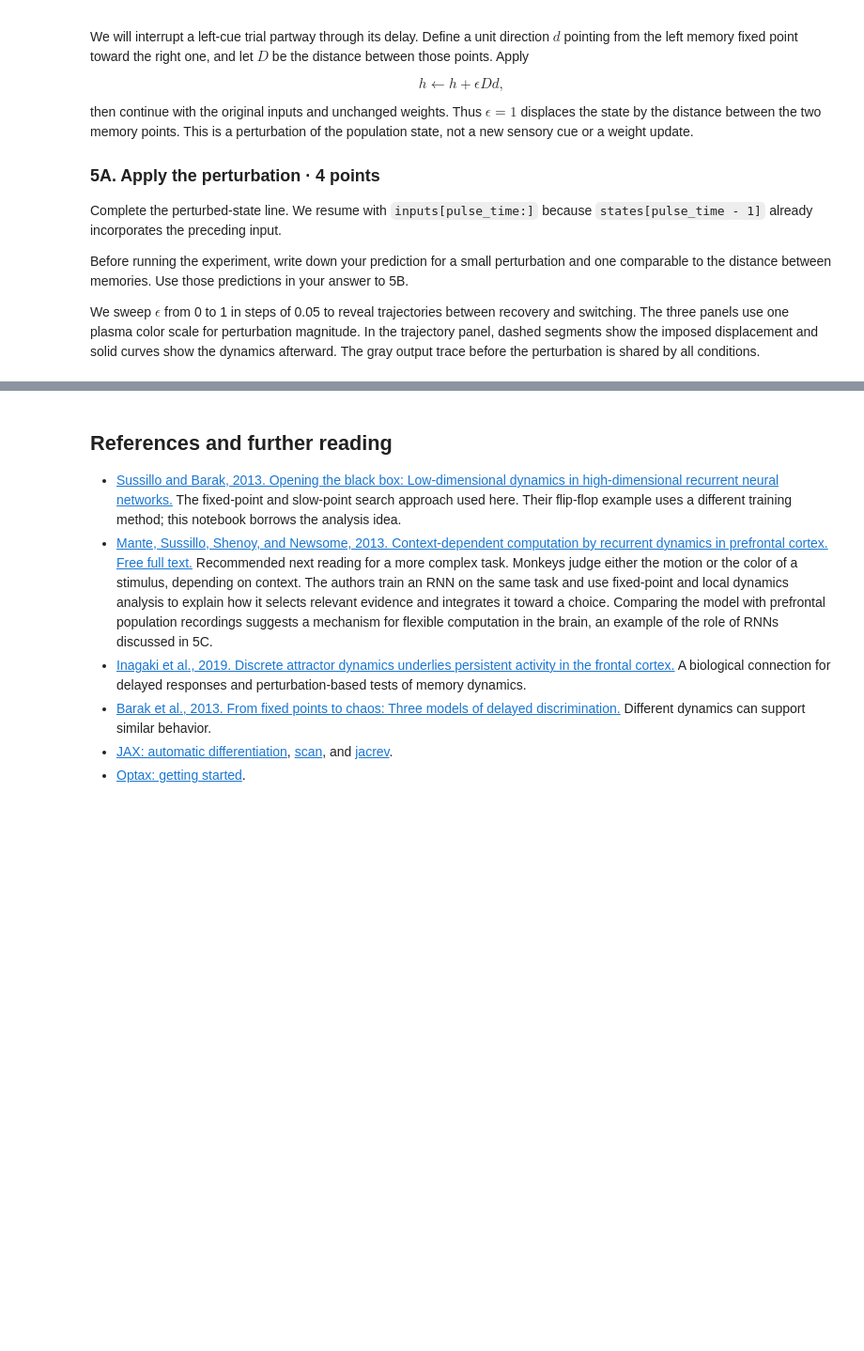
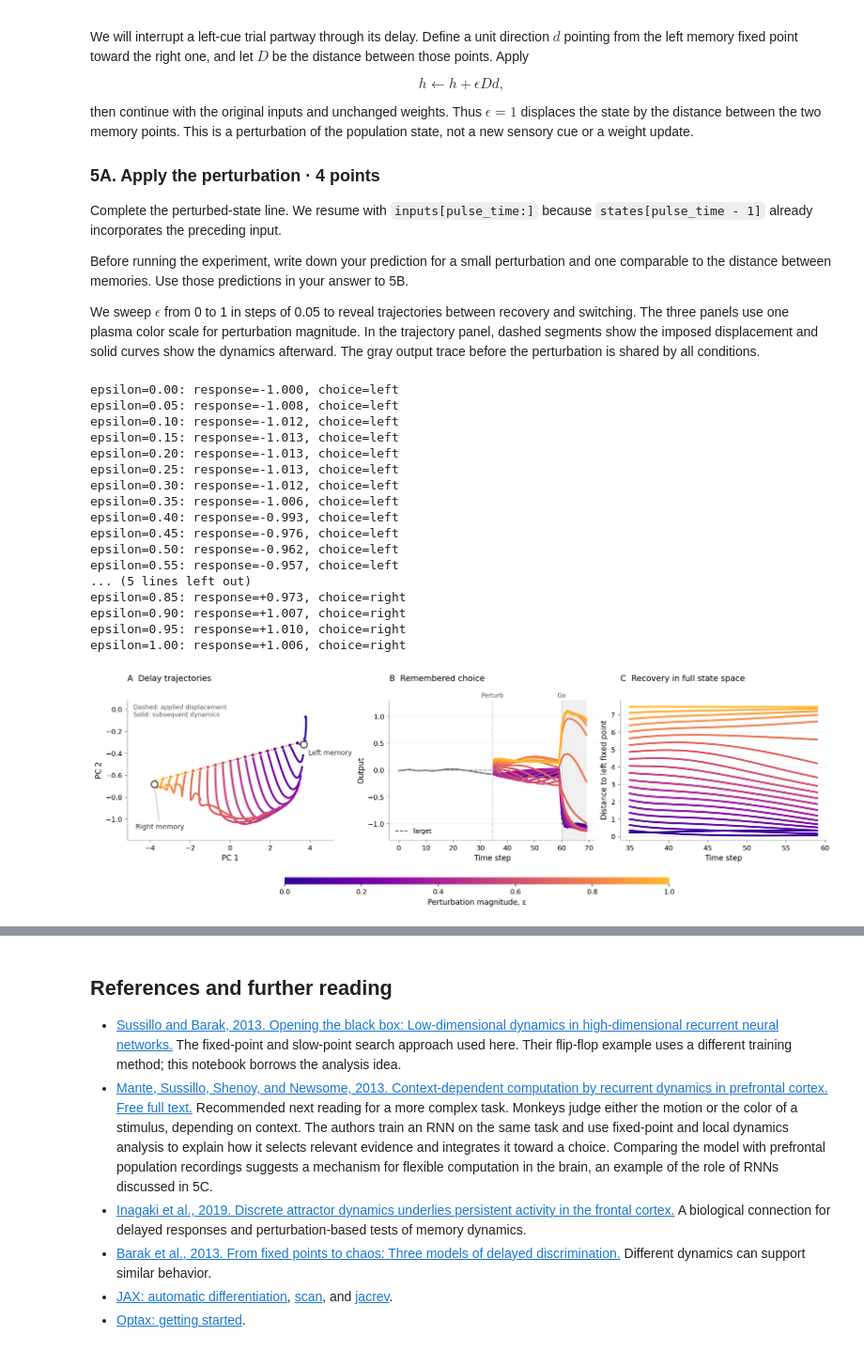
Before and after one commit to anjolib/neuro240, a Jupyter notebook: pset_01/PSET1_RNN.ipynb, the cells around one changed output, grey strips where cells are left out. Shown at 94% size. Saved outputs shown, nothing was run; the diff lists cells and outputs as text; code cells hidden in the pictures; blank space fills up the shorter version.

```diff
--- a/pset_01/PSET1_RNN.ipynb
+++ b/pset_01/PSET1_RNN.ipynb
@@ -655,7 +698,7 @@ base_state = jnp.asarray(original_states[pulse_time - 1])
 
 
 def perturb_and_resume(epsilon):
-    h_perturbed = ...  # TODO 12
+    h_perturbed = base_state + epsilon * memory_distance * direction
     future_outputs, future_states = rollout(analysis_params, trial_inputs[pulse_time:], h_perturbed)
     return np.asarray(h_perturbed), np.asarray(future_outputs), np.asarray(future_states)
 
@@ -720,33 +763,52 @@ axes[0].set(xlabel="PC 1", ylabel="PC 2")
 axes[0].set_title("A  Delay trajectories", loc="left", fontsize=12, pad=28)
 axes[0].text(0.03, 0.97, "Dashed: applied displacement\nSolid: subsequent dynamics",
              transform=axes[0].transAxes, va="top", fontsize=9, color="0.35")
 axes[0].margins(x=0.18, y=0.15)
 
 axes[1].plot(np.asarray(test["targets"])[trial_index], color="0.35",
              linestyle="--", linewidth=1.3, alpha=0.8, label="Target", zorder=1)
 axes[1].axvspan(go_index, len(original_outputs) - 1, color="0.94", zorder=0)
 for t, label in [(pulse_time - 0.5, "Perturb"), (go_index, "Go")]:
     axes[1].axvline(t, color="0.65", linestyle=":", linewidth=1.2, zorder=1)
     axes[1].text(t, 1.01, label, transform=axes[1].get_xaxis_transform(),
                  ha="center", va="bottom", fontsize=9, color="0.35")
 axes[1].set(xlabel="Time step", ylabel="Output", ylim=(-1.3, 1.3))
 axes[1].set_title("B  Remembered choice", loc="left", fontsize=12, pad=28)
 axes[1].legend(frameon=False, loc="lower left", fontsize=9)
 axes[1].grid(axis="y", color="0.93", linewidth=0.7)
 axes[2].set(xlabel="Time step", ylabel="Distance to left fixed point", ylim=(-0.2, None))
 axes[2].set_title("C  Recovery in full state space", loc="left", fontsize=12, pad=28)
 axes[2].grid(axis="y", color="0.93", linewidth=0.7)
 
 # One scale applies to the curves in all three panels.
 mappable = plt.cm.ScalarMappable(norm=epsilon_norm, cmap=epsilon_cmap)
 colorbar = fig.colorbar(mappable, ax=axes, orientation="horizontal",
                         fraction=0.07, pad=0.10, shrink=0.55, aspect=55)
 # Keep the colorbar readable even when the sweep has many samples.
 colorbar.set_ticks(np.linspace(0.0, 1.0, 6))
 colorbar.set_label("Perturbation magnitude, ε", fontsize=11, labelpad=5)
 colorbar.ax.tick_params(labelsize=10, length=3)
 colorbar.outline.set_visible(False)
 plt.show()
+# %% [output]
+epsilon=0.00: response=-1.000, choice=left
+epsilon=0.05: response=-1.008, choice=left
+epsilon=0.10: response=-1.012, choice=left
+epsilon=0.15: response=-1.013, choice=left
+epsilon=0.20: response=-1.013, choice=left
+epsilon=0.25: response=-1.013, choice=left
+epsilon=0.30: response=-1.012, choice=left
+epsilon=0.35: response=-1.006, choice=left
+epsilon=0.40: response=-0.993, choice=left
+epsilon=0.45: response=-0.976, choice=left
+epsilon=0.50: response=-0.962, choice=left
+epsilon=0.55: response=-0.957, choice=left
+... (5 lines left out)
+epsilon=0.85: response=+0.973, choice=right
+epsilon=0.90: response=+1.007, choice=right
+epsilon=0.95: response=+1.010, choice=right
+epsilon=1.00: response=+1.006, choice=right
+[figure, added]
 # %% [markdown]
 ### 5B. Did the dynamics correct the disturbance? · 8 points
 
```
Also changed, not shown: parts of 18 cells of this notebook, 1 other file.
